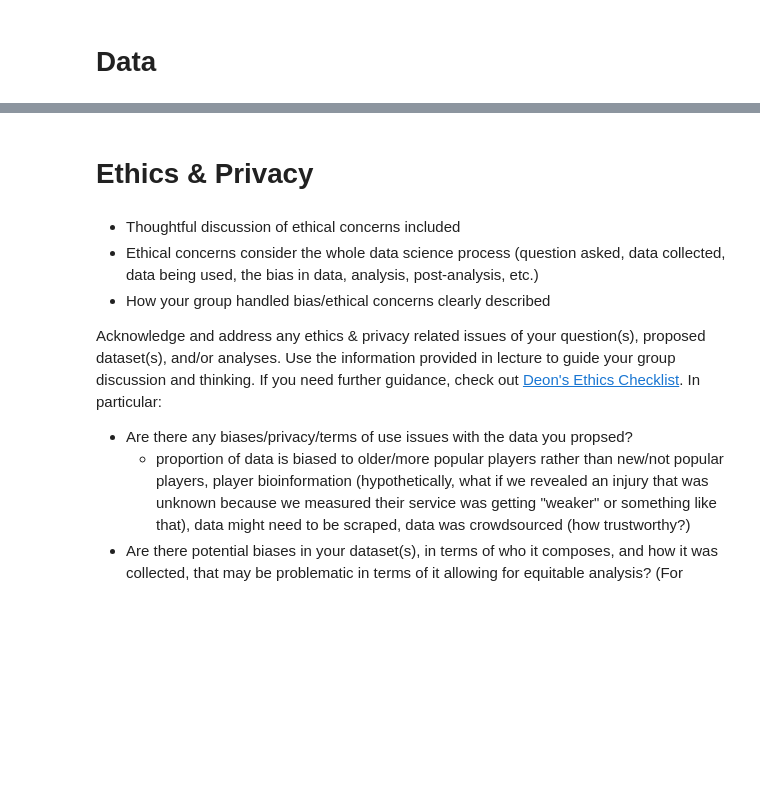
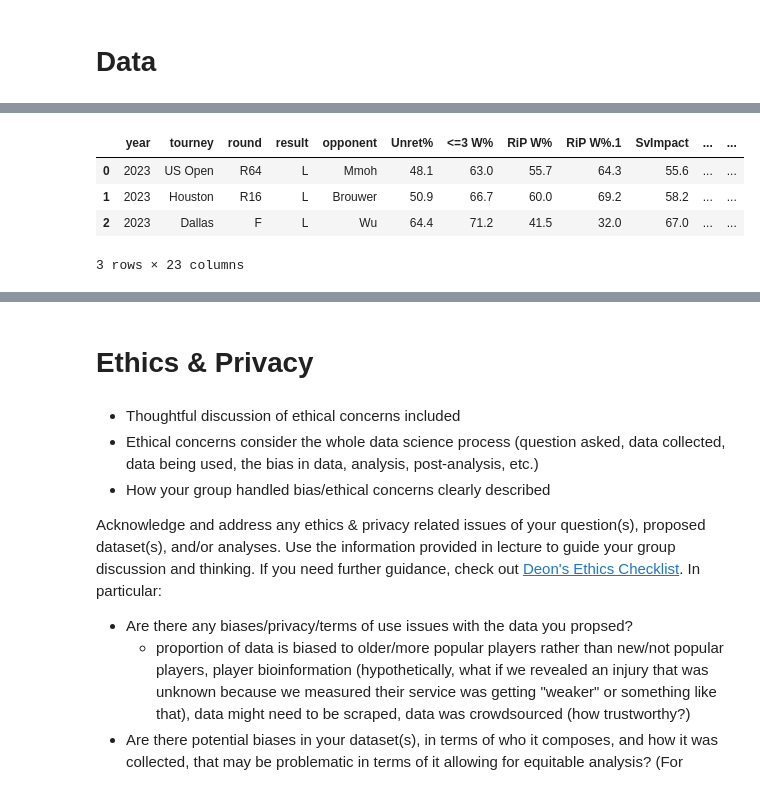
Before and after one commit to altairaguelo/tennis_serve_data_analysis, a Jupyter notebook: DataCheckpoint_Group053_SP25.ipynb, the cells around one changed output, grey strips where cells are left out. Cells and saved outputs as stored; diff of their text form; code cells hidden in the pictures; blank space fills up the shorter version.

```diff
--- a/DataCheckpoint_Group053_SP25.ipynb
+++ b/DataCheckpoint_Group053_SP25.ipynb
@@ -110,0 +259,11 @@ If you plan to use multiple datasets, add a few sentences about how you plan to
+# %%
+import pandas as pd
+#import numpy as np
+isner = pd.read_csv('isner_serve_chart_clean.csv')
+isner.head(3)
+# %% [output]
+|  | year | tourney | round | result | opponent | Unret% | <=3 W% | RiP W% | RiP W%.1 | SvImpact | ... | ... |
+| 0 | 2023 | US Open | R64 | L | Mmoh | 48.1 | 63.0 | 55.7 | 64.3 | 55.6 | ... | ... |
+| 1 | 2023 | Houston | R16 | L | Brouwer | 50.9 | 66.7 | 60.0 | 69.2 | 58.2 | ... | ... |
+| 2 | 2023 | Dallas | F | L | Wu | 64.4 | 71.2 | 41.5 | 32.0 | 67.0 | ... | ... |
+3 rows × 23 columns
```
Also changed, not shown: parts of 37 cells of this notebook, 3 other files.
